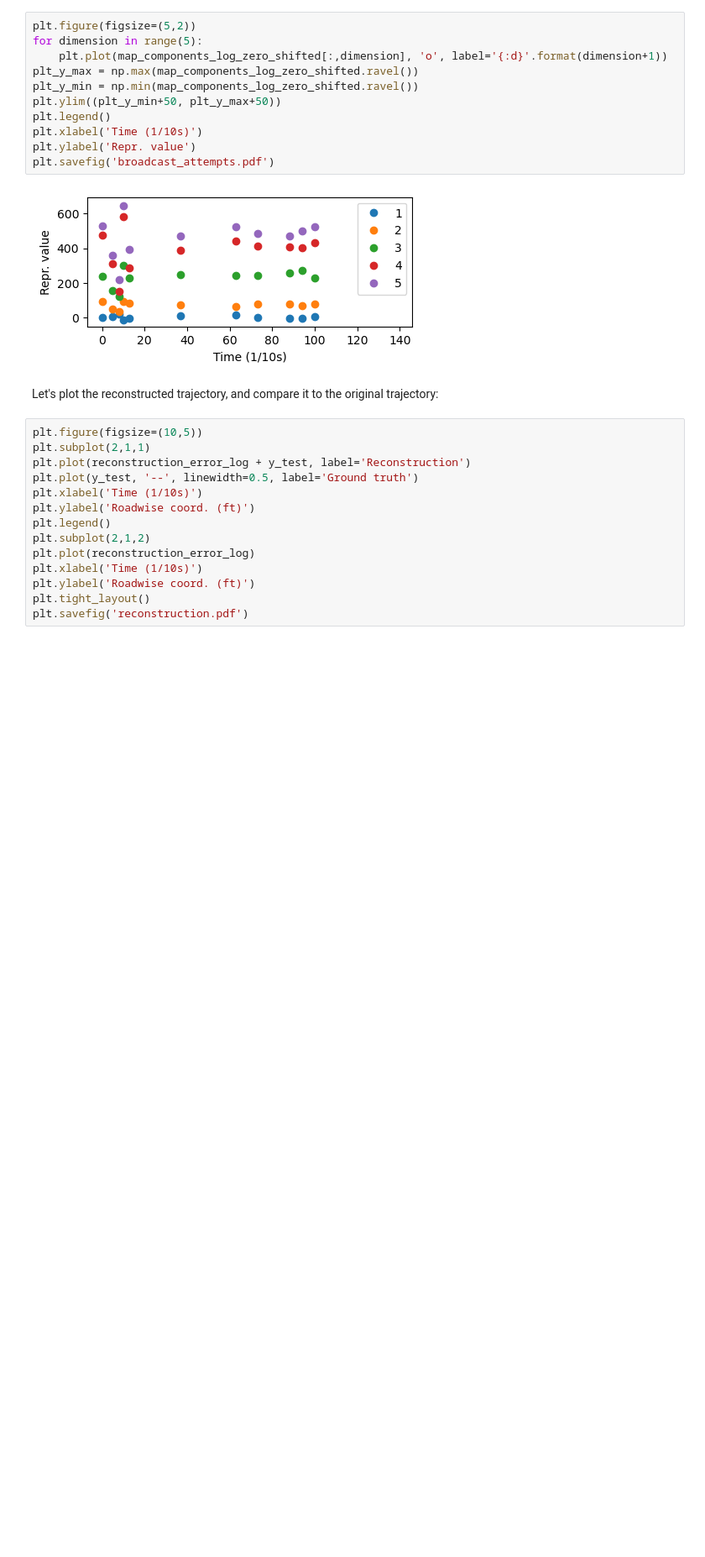
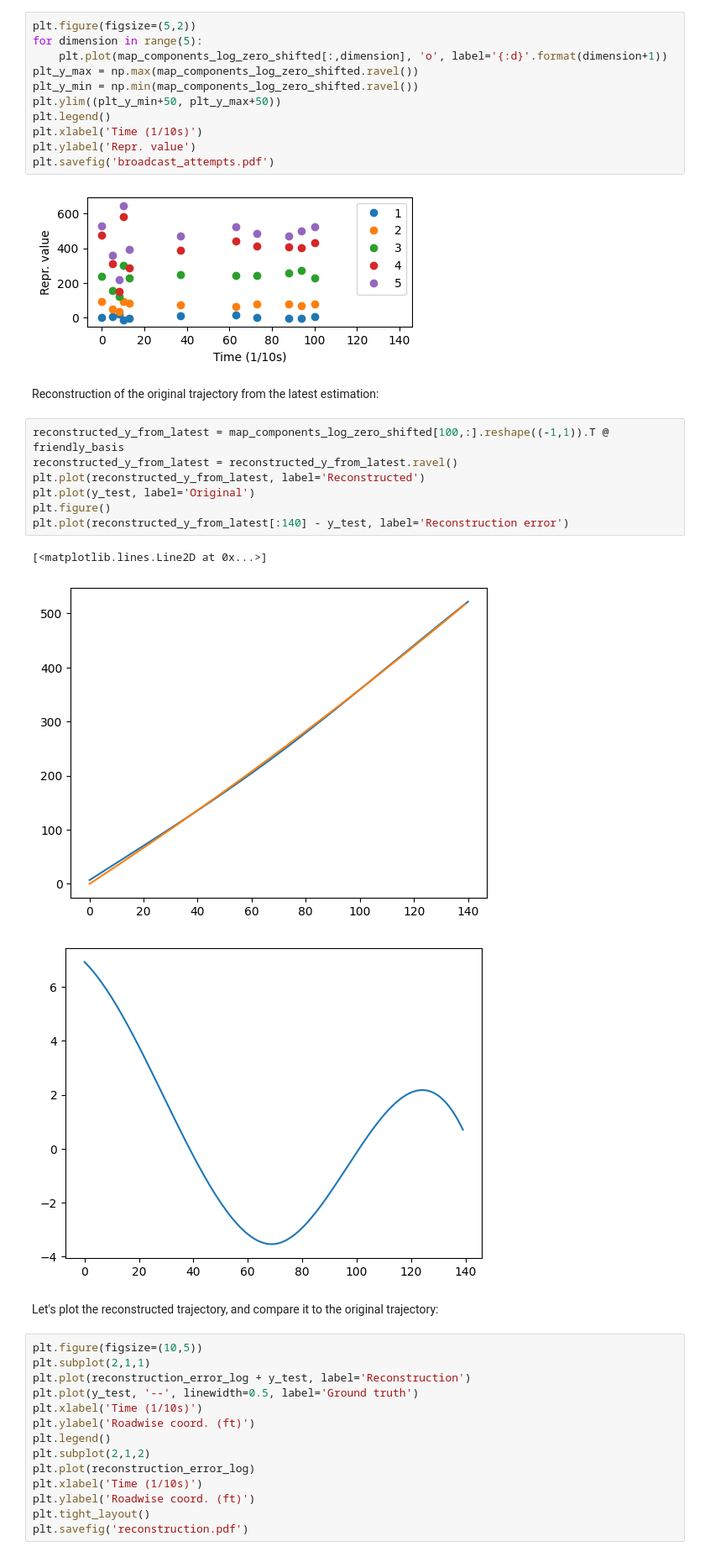
Before and after one commit to thinhhoang95/anomaly-detection-ngsim2, a Jupyter notebook: spherical-code-paper/spherical_code_pf.ipynb, the cells around one changed output. Shown at 84% size. Drawn from its saved outputs; the diff is of its cells as text; blank space fills up the shorter version.

```diff
--- a/spherical-code-paper/spherical_code_pf.ipynb
+++ b/spherical-code-paper/spherical_code_pf.ipynb
@@ -411,6 +411,19 @@ plt.ylabel('Repr. value')
 plt.savefig('broadcast_attempts.pdf')
 # %% [output]
 [figure]
+# %% [markdown]
+Reconstruction of the original trajectory from the latest estimation:
+# %%
+reconstructed_y_from_latest = map_components_log_zero_shifted[100,:].reshape((-1,1)).T @ friendly_basis
+reconstructed_y_from_latest = reconstructed_y_from_latest.ravel()
+plt.plot(reconstructed_y_from_latest, label='Reconstructed')
+plt.plot(y_test, label='Original')
+plt.figure()
+plt.plot(reconstructed_y_from_latest[:140] - y_test, label='Reconstruction error')
+# %% [output]
+[<matplotlib.lines.Line2D at 0x...>]
+[figure, added]
+[figure, added]
 # %% [markdown]
 Let's plot the reconstructed trajectory, and compare it to the original trajectory:
 # %%
```
Also changed, not shown: parts of 2 cells of this notebook, 11 other files.
